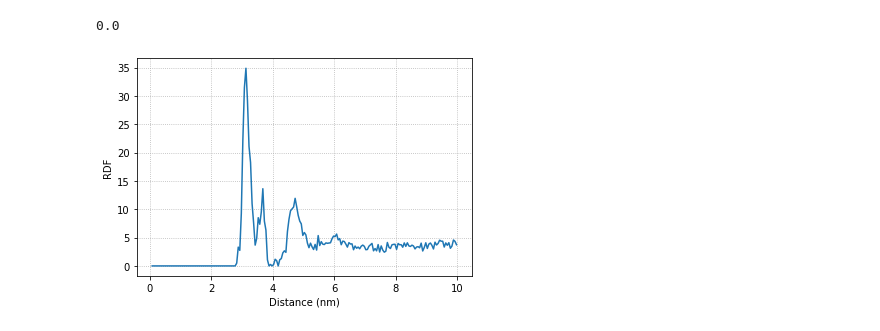
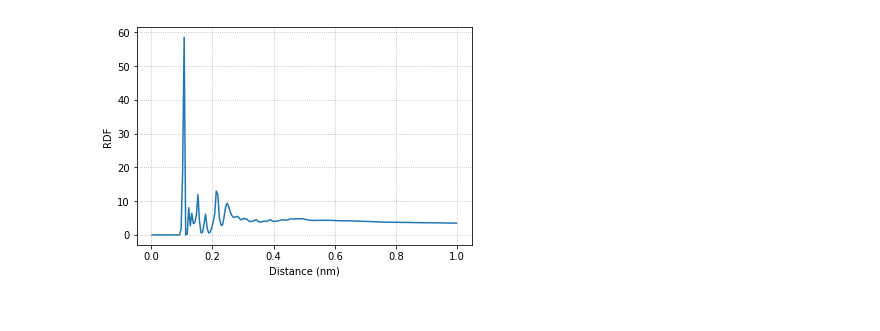
Before and after one commit to Lnaden/mminterconcept, a Jupyter notebook: mminterconcept_jupyter.ipynb, the cells around one changed output. Drawn from its saved outputs; the diff is of its cells as text; code cells hidden in the pictures.

Commit message:
added analysis example for mdtraj

```diff
--- a/mminterconcept_jupyter.ipynb
+++ b/mminterconcept_jupyter.ipynb
@@ -39,26 +39,25 @@ trajectory, topology = omm_minimize(trajectory=trajectory, topology=topology)
 trajectory, topology = omm_eq(trajectory=trajectory, topology=topology)
 # %%
 trajectory = openmm_production(trajectory=trajectory, topology=topology)
-# %%
-com = mda_com(trajectory)
-#print(com)
-density = mda_density(trajectory)
-#print(density)
-rdf_bins, rdf_rdf = mda_rdf(trajectory)
-#print(rdf_r)
-#print(rdf_p)
-rmsd = mda_rmsd(trajectory)
-print(rmsd)
-rog = mda_rog(trajectory)
-#print(rog)
-# %% [output]
-0.0
+# %%
+import os
+import mdtraj
+from mminterconcept.analysis import mdtraj_com, mdtraj_rmsd, mdtraj_rog, mdtraj_rdf
+
+path_to_files = os.path.join('mminterconcept', 'data', '1LFH', 'gmx')
+struct = os.path.join(path_to_files, 'struct', 'system_ionized.pdb')
+traj = os.path.join(path_to_files, 'traj', 'MD-1ps.trr')
+
+time, com = mdtraj_com(struct, traj)
+time, rmsd = mdtraj_rmsd(struct, traj)
+time, rog = mdtraj_rog(struct, traj)
+rdist, rdf = mdtraj_rdf(struct, traj)
 # %%
 import matplotlib.pylab as plt
-plt.plot(rdf_bins[1:], rdf_rdf[1:])
+plt.plot(rdist, rdf)
 plt.xlabel('Distance (nm)')
 plt.ylabel('RDF')
 plt.grid(linestyle=':')
 plt.show()
 # %% [output]
-[figure, old version]
+[figure, new version]
```
Also changed, not shown: parts of 1 cell of this notebook.
